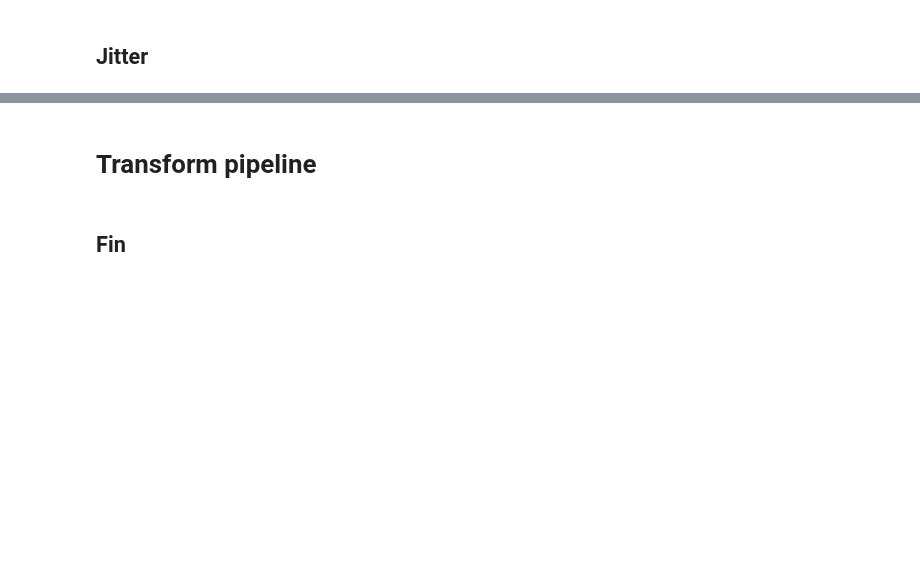
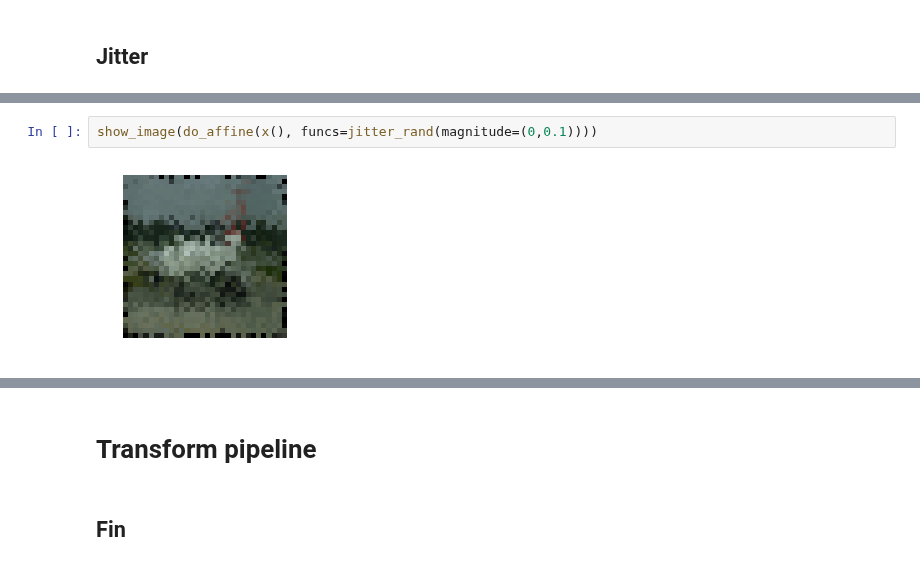
Before and after one commit to fastai/fastai_old, a Jupyter notebook: dev_nb/002_images.ipynb, the cells around one changed output, grey strips where cells are left out. Drawn from its saved outputs; the diff is of its cells as text; blank space fills up the shorter version.

```diff
--- a/dev_nb/002_images.ipynb
+++ b/dev_nb/002_images.ipynb
@@ -434,0 +459,4 @@ show_image(do_affine(x(), funcs=partial(jitter, magnitude=0.05)))
+# %%
+show_image(do_affine(x(), funcs=jitter_rand(magnitude=(0,0.1))))
+# %% [output]
+[figure, added]
```
Also changed, not shown: parts of 10 cells of this notebook.
